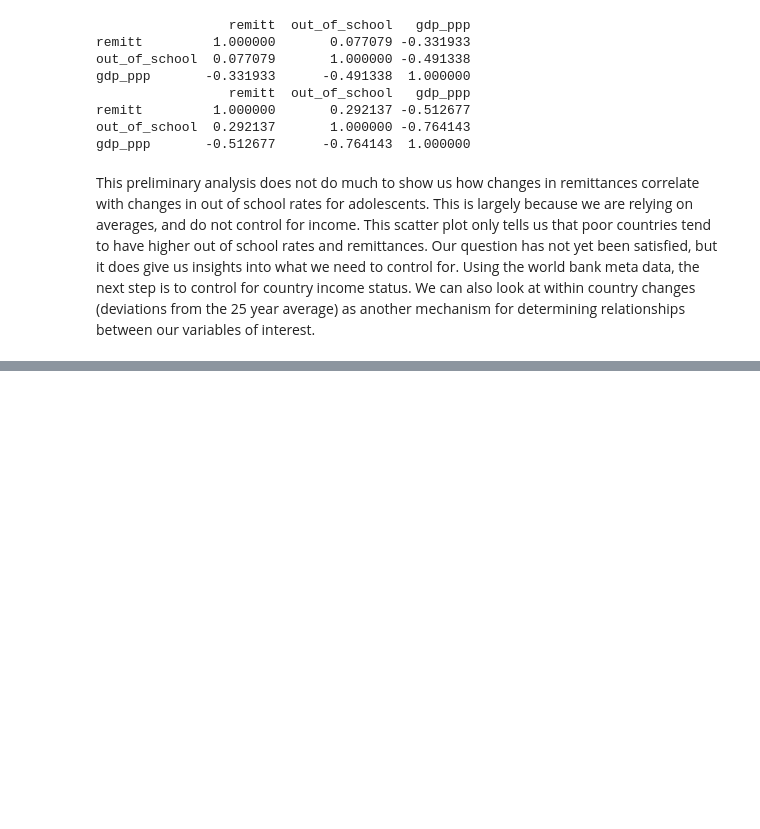
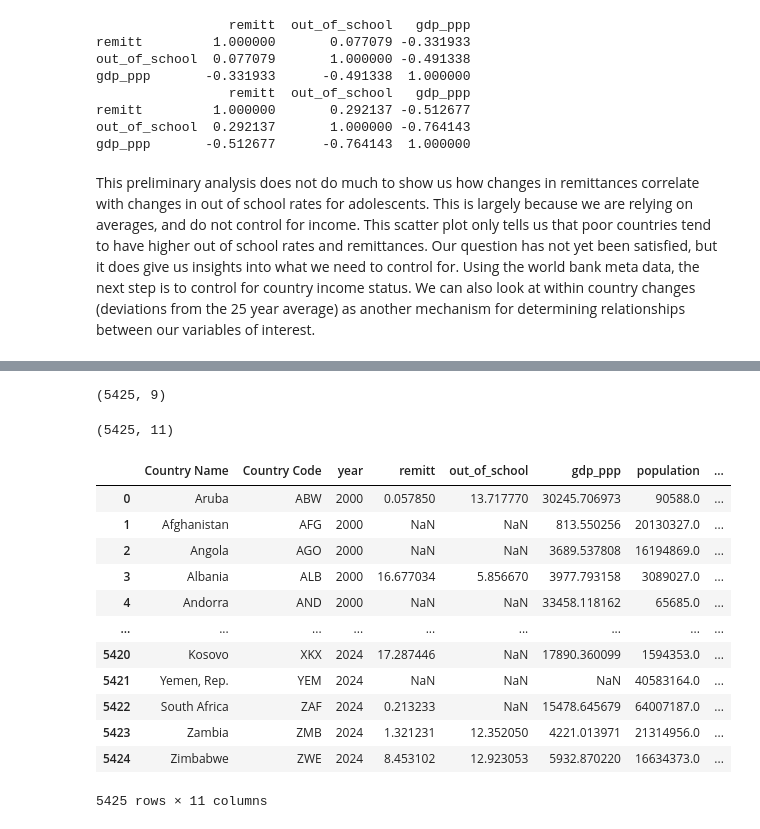
Before and after one commit to JonathanRenois/ECO3410-Project, a Jupyter notebook: Remittance Project - Copy/remittanceproject.ipynb, the cells around one changed output, grey strips where cells are left out. Saved outputs shown, nothing was run; the diff lists cells and outputs as text; code cells hidden in the pictures; blank space fills up the shorter version.

```diff
--- a/Remittance Project - Copy/remittanceproject.ipynb
+++ b/Remittance Project - Copy/remittanceproject.ipynb
@@ -291,0 +322,3 @@ This preliminary analysis does not do much to show us how changes in remittances
+# %%
+meta = pd.read_csv('RemByGDP/Metadata_Country_API_BX.TRF.PWKR.DT.GD.ZS_DS2_en_csv_v2_59442.csv')
+meta.head()
@@ -291,0 +335,25 @@ This preliminary analysis does not do much to show us how changes in remittances
+# %%
+countries.shape
+# %% [output]
+(5425, 9)
+# %%
+countries = pd.merge(countries, meta_df[['Country Code', 'Region', 'IncomeGroup']], on = "Country Code", how = 'left')
+countries.shape
+# %% [output]
+(5425, 11)
+# %%
+countries
+# %% [output]
+|  | Country Name | Country Code | year | remitt | out_of_school | gdp_ppp | population | ... |
+| 0 | Aruba | ABW | 2000 | 0.057850 | 13.717770 | 30245.706973 | 90588.0 | ... |
+| 1 | Afghanistan | AFG | 2000 | NaN | NaN | 813.550256 | 20130327.0 | ... |
+| 2 | Angola | AGO | 2000 | NaN | NaN | 3689.537808 | 16194869.0 | ... |
+| 3 | Albania | ALB | 2000 | 16.677034 | 5.856670 | 3977.793158 | 3089027.0 | ... |
+| 4 | Andorra | AND | 2000 | NaN | NaN | 33458.118162 | 65685.0 | ... |
+| ... | ... | ... | ... | ... | ... | ... | ... | ... |
+| 5420 | Kosovo | XKX | 2024 | 17.287446 | NaN | 17890.360099 | 1594353.0 | ... |
+| 5421 | Yemen, Rep. | YEM | 2024 | NaN | NaN | NaN | 40583164.0 | ... |
+| 5422 | South Africa | ZAF | 2024 | 0.213233 | NaN | 15478.645679 | 64007187.0 | ... |
+| 5423 | Zambia | ZMB | 2024 | 1.321231 | 12.352050 | 4221.013971 | 21314956.0 | ... |
+| 5424 | Zimbabwe | ZWE | 2024 | 8.453102 | 12.923053 | 5932.870220 | 16634373.0 | ... |
+5425 rows × 11 columns
```
Also changed, not shown: parts of 9 cells of this notebook.
